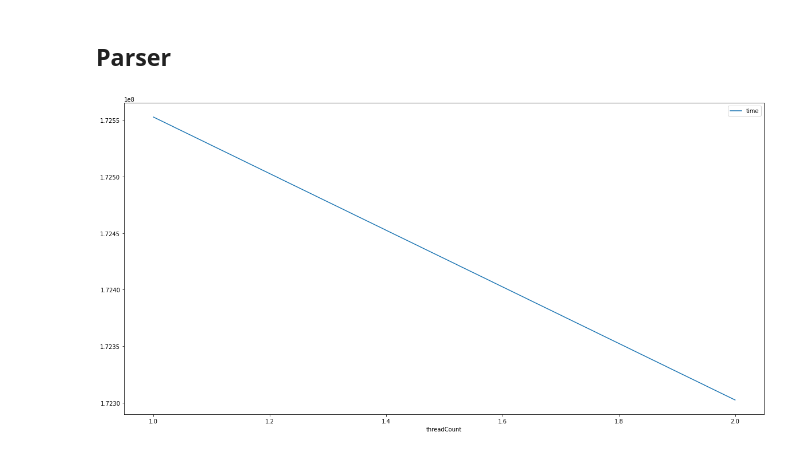
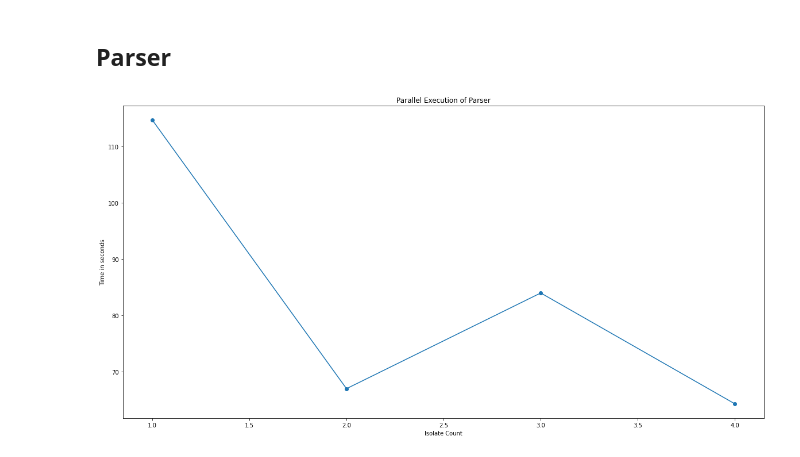
Before and after one commit to NorseKode/Waultar-App, a Jupyter notebook: scripts/parallelisation/parallelisation.ipynb, the cells around one changed output. Cells and saved outputs as stored; diff of their text form; code cells hidden in the pictures.

```diff
--- a/scripts/parallelisation/parallelisation.ipynb
+++ b/scripts/parallelisation/parallelisation.ipynb
@@ -47,16 +47,18 @@ createGraph(imagesData, "Run Time Of Image Classifying With Different Isolate Co
 # %%
 # Facebook used here
 fbData = ["data/parser/fb-t1-Extraction and parsing.json", \
-    "data/parser/fb-t2-Extraction and parsing.json"]
+    "data/parser/fb-t2-Extraction and parsing.json", \
+    "data/parser/fb-t3-Extraction and parsing.json", \
+    "data/parser/fb-t4-Extraction and parsing.json",]
 
 fsData = ["data/parser/fs-t1-Extraction and parsing.json", \
     "data/parser/fs-t2-Extraction and parsing.json", \
     "data/parser/fs-t3-Extraction and parsing.json", \
     "data/parser/fs-t4-Extraction and parsing.json"]
 
 
 dataToAdd = [fbData, fsData]
 
-createGraph(fbData)
+createGraph(fbData, "Parallel Execution of Parser")
 # %% [output]
-[figure, old version]
+[figure, new version]
```
Also changed, not shown: 15 other files.
